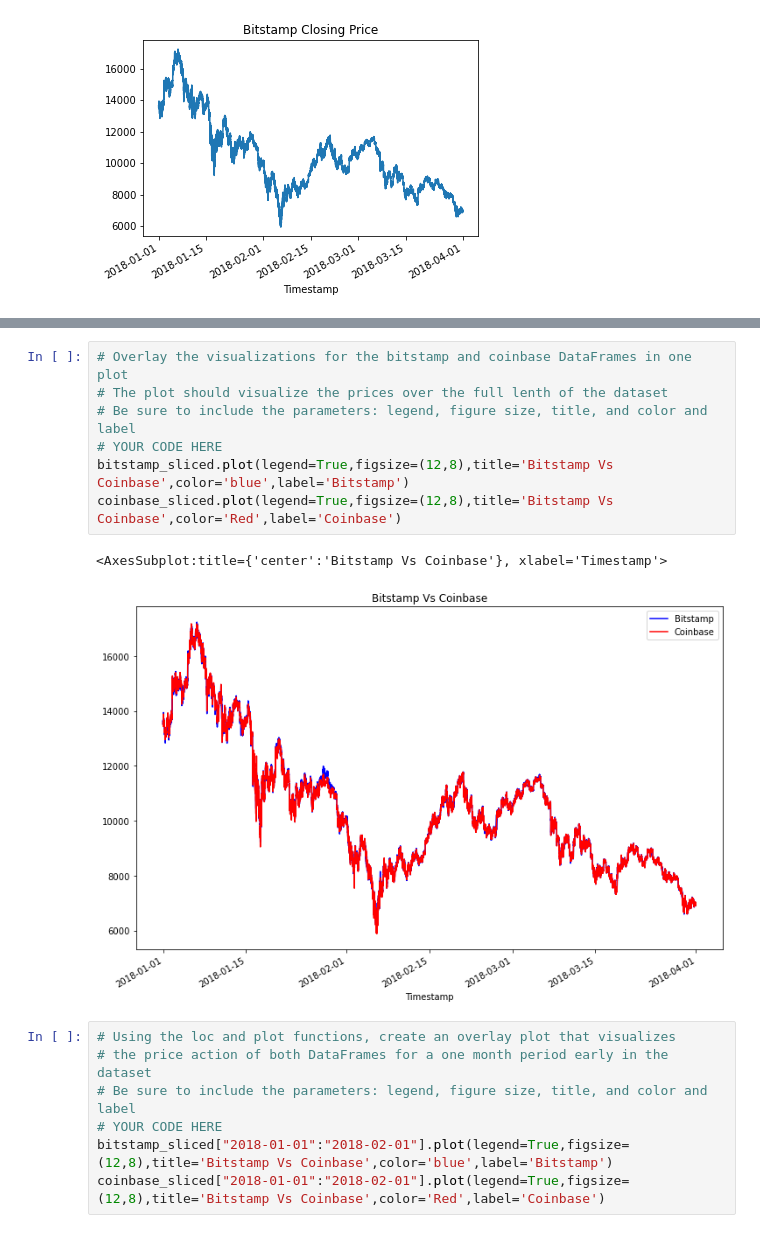
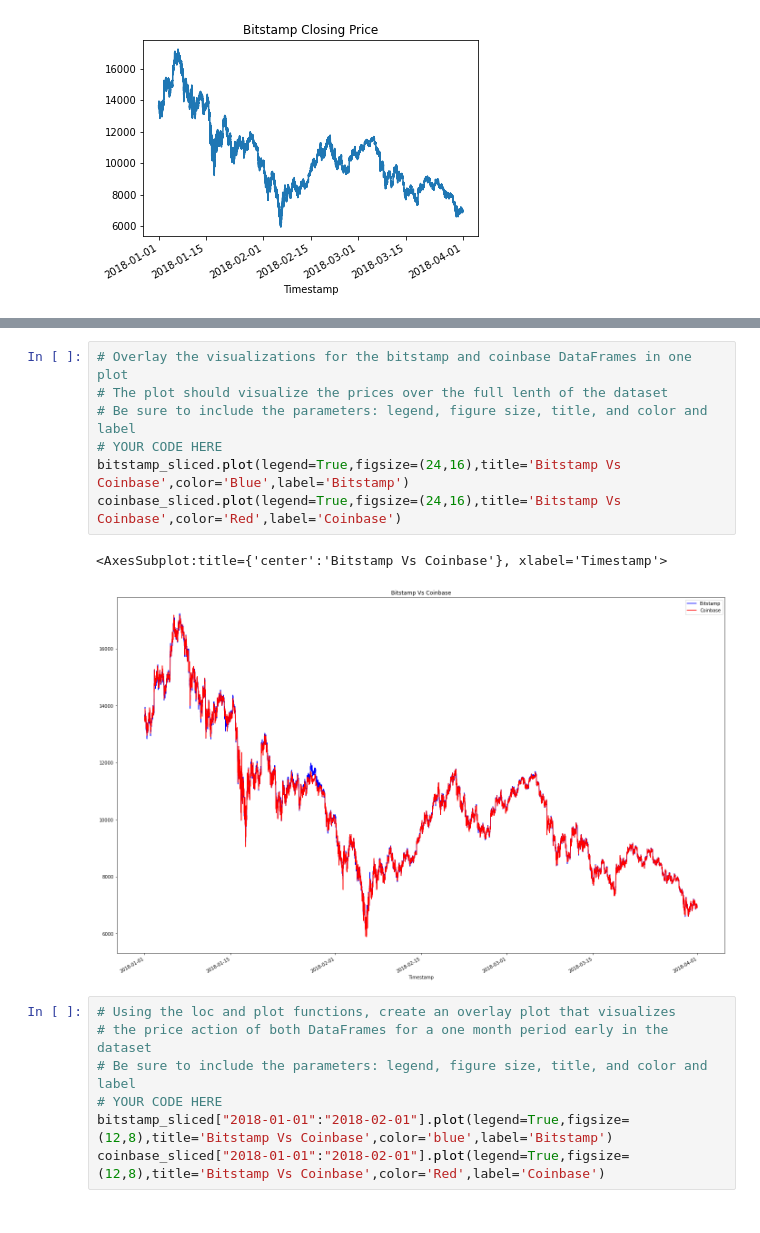
Before and after one commit to rajtolani/Challenge3-Analysis-and-Visualization, a Jupyter notebook: crypto_arbitrage.ipynb, the cells around one changed output, grey strips where cells are left out. Saved outputs shown, nothing was run; the diff lists cells and outputs as text.

Commit message:
All coding Complete in this version, Need to review the code, comments and plots one more time before final submission

```diff
--- a/crypto_arbitrage.ipynb
+++ b/crypto_arbitrage.ipynb
@@ -300,13 +300,13 @@ coinbase_sliced.plot(title='Coinbase Closing Price',figsize=(6,4))
 # %%
 # Overlay the visualizations for the bitstamp and coinbase DataFrames in one plot
 # The plot should visualize the prices over the full lenth of the dataset
 # Be sure to include the parameters: legend, figure size, title, and color and label
 # YOUR CODE HERE
-bitstamp_sliced.plot(legend=True,figsize=(12,8),title='Bitstamp Vs Coinbase',color='blue',label='Bitstamp')
-coinbase_sliced.plot(legend=True,figsize=(12,8),title='Bitstamp Vs Coinbase',color='Red',label='Coinbase')
+bitstamp_sliced.plot(legend=True,figsize=(24,16),title='Bitstamp Vs Coinbase',color='Blue',label='Bitstamp')
+coinbase_sliced.plot(legend=True,figsize=(24,16),title='Bitstamp Vs Coinbase',color='Red',label='Coinbase')
 # %% [output]
 <AxesSubplot:title={'center':'Bitstamp Vs Coinbase'}, xlabel='Timestamp'>
-[figure, old version]
+[figure, new version]
 # %%
 # Using the loc and plot functions, create an overlay plot that visualizes
 # the price action of both DataFrames for a one month period early in the dataset
```
Also changed, not shown: parts of 40 cells of this notebook.
